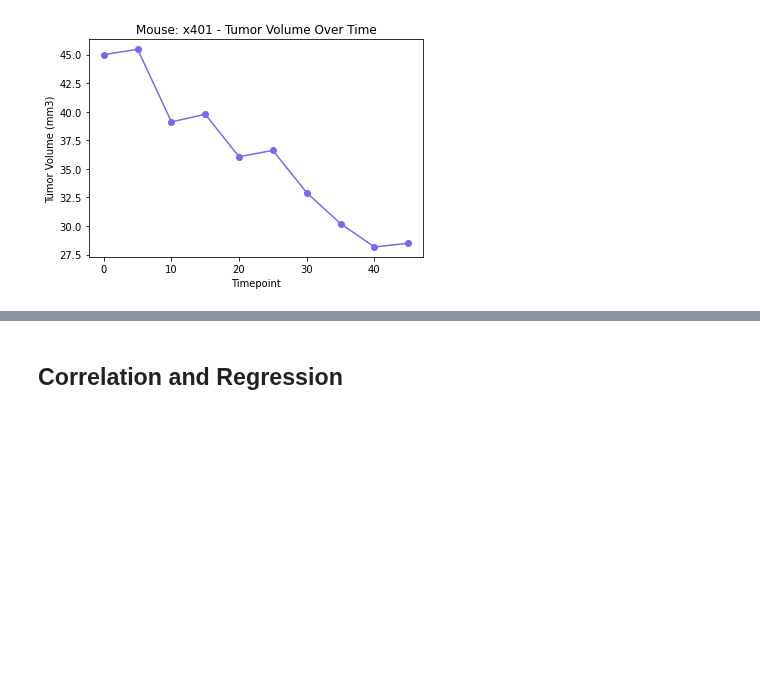
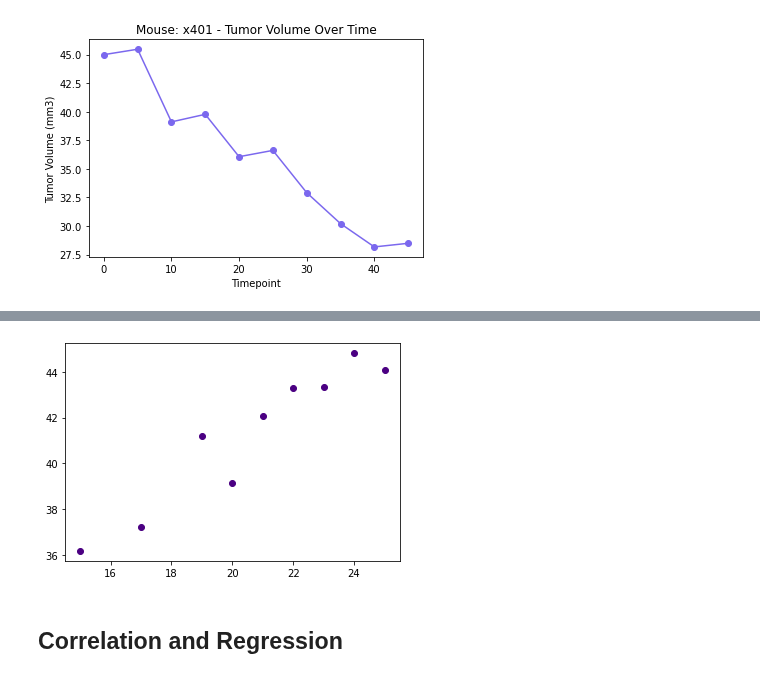
Before and after one commit to LP-116/matplotlib-challenge, a Jupyter notebook: pymaceuticals_starter.ipynb, the cells around one changed output, grey strips where cells are left out. Drawn from its saved outputs; the diff is of its cells as text; code cells hidden in the pictures; blank space fills up the shorter version.

```diff
--- a/pymaceuticals_starter.ipynb
+++ b/pymaceuticals_starter.ipynb
@@ -415,3 +459,12 @@ capomulin_data
+# %%
+avg_tumor = weight_group["Tumor Volume (mm3)"].mean()
+avg_df = pd.DataFrame({"Average Tumor Vol": avg_tumor})
+avg_df = avg_df.reset_index()
+
+plt.scatter(avg_df["Weight (g)"], avg_df["Average Tumor Vol"], marker="o", color="indigo")
+plt.show()
+# %% [output]
+[figure, added]
 # %%
 # Generate a scatter plot of average tumor volume vs. mouse weight for the Capomulin regimen
 # %% [markdown]
```
Also changed, not shown: parts of 5 cells of this notebook.
